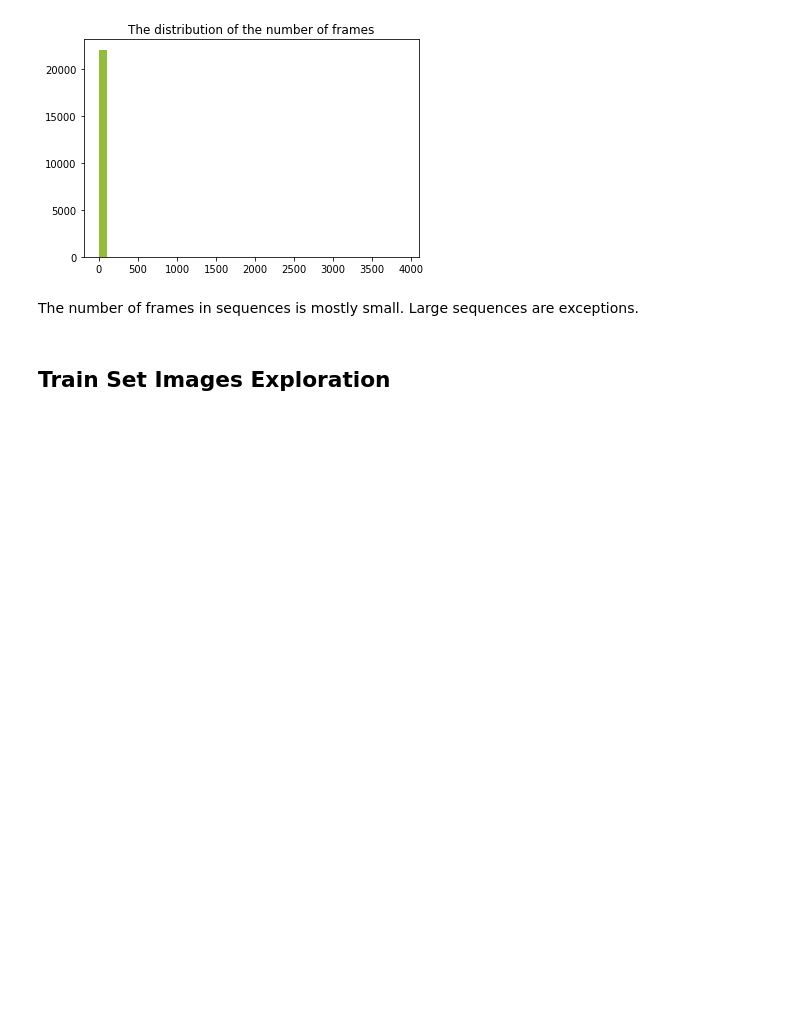
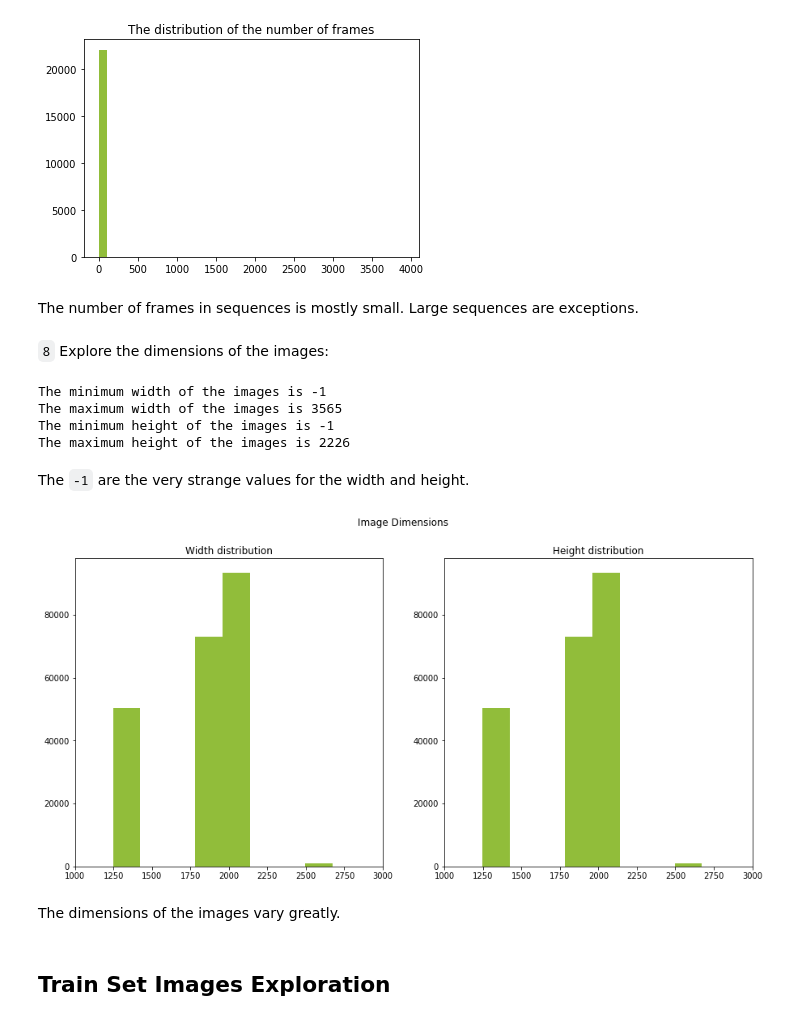
Before and after one commit to Lexie88rus/iWildCam, a Jupyter notebook: iwildcam-eda.ipynb, the cells around one changed output. Saved outputs shown, nothing was run; the diff lists cells and outputs as text; code cells hidden in the pictures; blank space fills up the shorter version.

Commit message:
Updated the notebook with EDA: Added the analysis of the dimensions of the images.

```diff
--- a/iwildcam-eda.ipynb
+++ b/iwildcam-eda.ipynb
@@ -324,6 +324,37 @@ plt.show()
 [figure]
 # %% [markdown]
 The number of frames in sequences is mostly small. Large sequences are exceptions.
+# %% [markdown]
+`8` Explore the dimensions of the images:
+# %%
+print('The minimum width of the images is {}'.format(train_images.width.min()))
+print('The maximum width of the images is {}'.format(train_images.width.max()))
+print('The minimum height of the images is {}'.format(train_images.height.min()))
+print('The maximum height of the images is {}'.format(train_images.height.max()))
+# %% [output]
+The minimum width of the images is -1
+The maximum width of the images is 3565
+The minimum height of the images is -1
+The maximum height of the images is 2226
+# %% [markdown]
+The `-1` are the very strange values for the width and height.
+# %%
+# plot histograms to show the distribution of width and height values
+fig, axs = plt.subplots(1,2, figsize=(15,7))
+axs[0].hist(train_images.width.values, bins=20, color = '#91bd3a')
+axs[0].set_title('Width distribution')
+axs[0].set_xlim(1000, 3000)
+
+axs[1].hist(train_images.width.values, bins=20, color = '#91bd3a')
+axs[1].set_title('Height distribution')
+axs[1].set_xlim(1000, 3000)
+
+plt.suptitle('Image Dimensions')
+plt.show()
+# %% [output]
+[figure, added]
+# %% [markdown]
+The dimensions of the images vary greatly.
 # %% [markdown]
 ## Train Set Images Exploration
 # %% [markdown]
```
